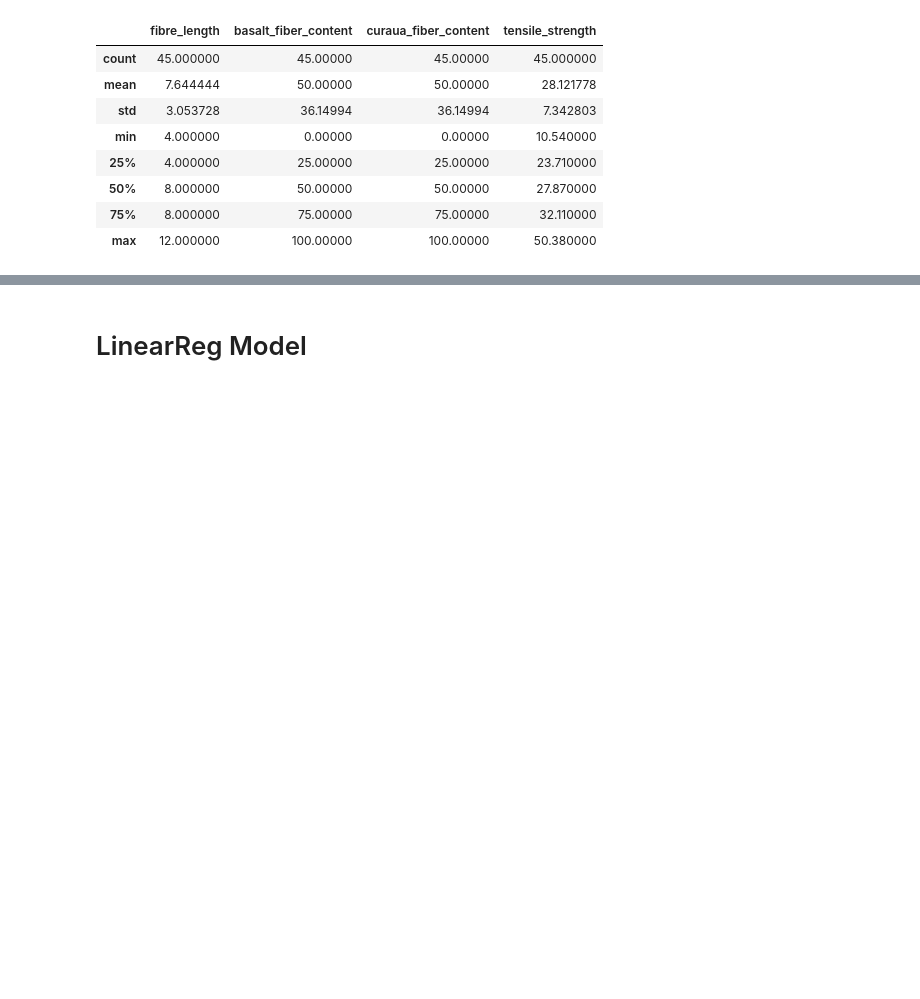
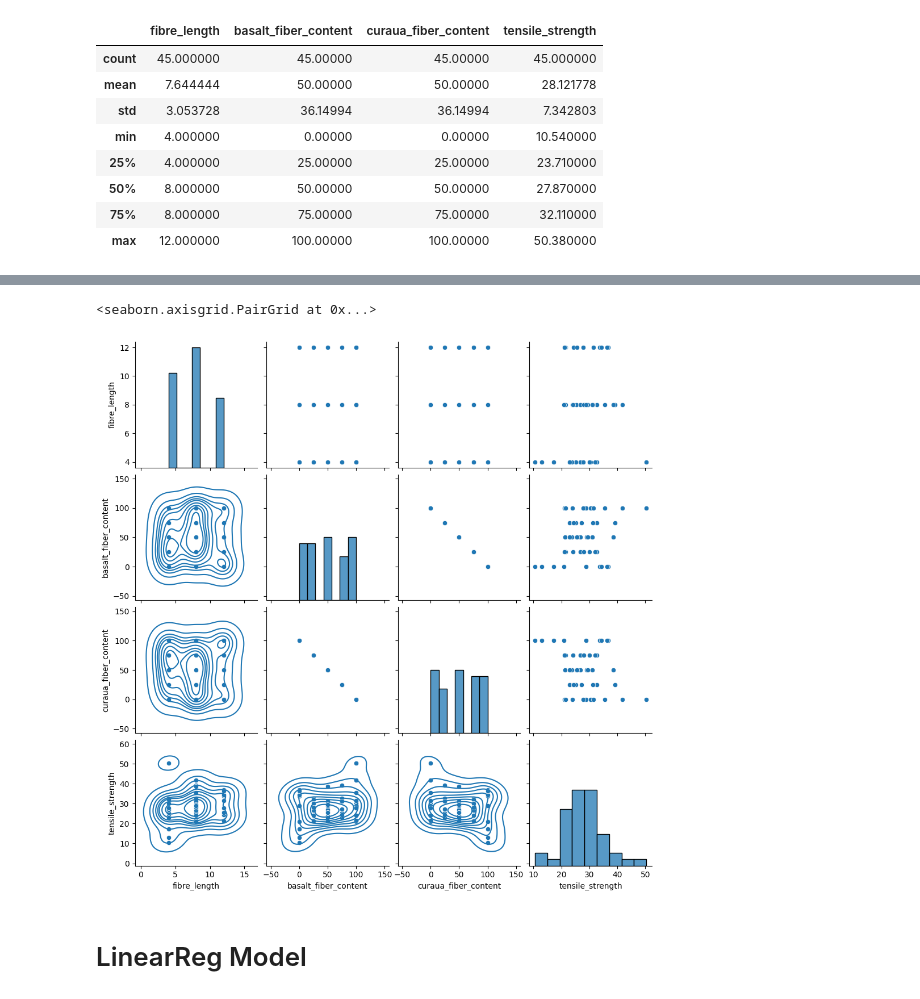
Before and after one commit to Sid-047/paperStuff, a Jupyter notebook: basaltCuraua-Composite/modelTraining.ipynb, the cells around one changed output, grey strips where cells are left out. Saved outputs shown, nothing was run; the diff lists cells and outputs as text; code cells hidden in the pictures; blank space fills up the shorter version.

```diff
--- a/basaltCuraua-Composite/modelTraining.ipynb
+++ b/basaltCuraua-Composite/modelTraining.ipynb
@@ -46,0 +79,4 @@ df.describe()
+# %%
+pairGrid = sns.pairplot(data = df)
+pairGrid.map_lower(sns.kdeplot)
+# %% [output]
@@ -47,3 +84,5 @@ df.describe()
+<seaborn.axisgrid.PairGrid at 0x...>
+[figure, added]
 # %%
 dataStuff = df[['fibre_length', 'basalt_fiber_content', 'curaua_fiber_content']]
 targetStuff = df['tensile_strength']
```
Also changed, not shown: parts of 42 cells of this notebook.
